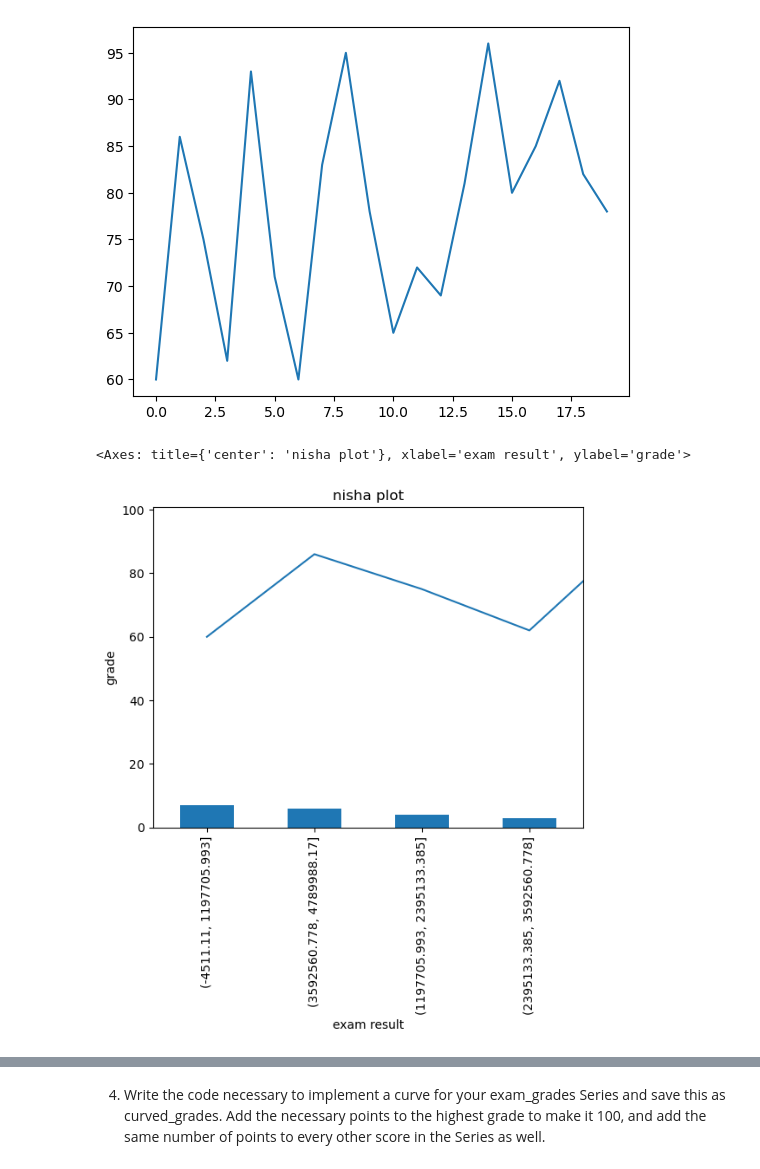
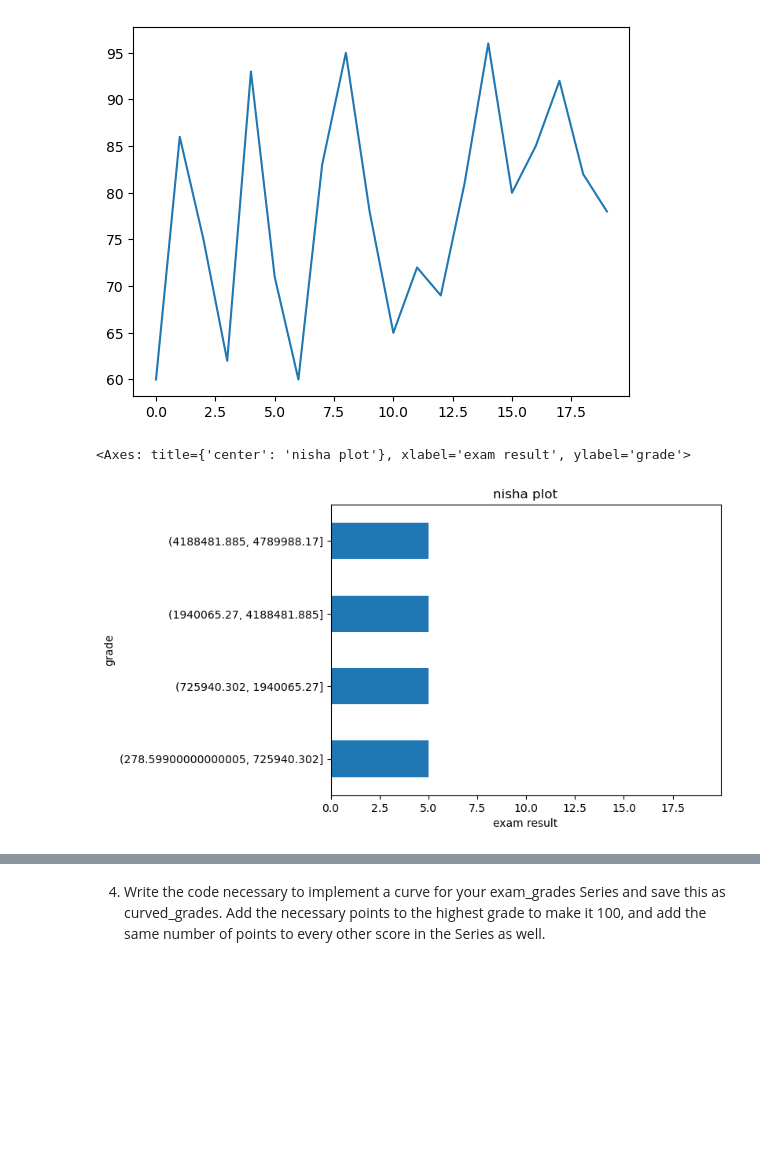
Before and after one commit to NISHAKUNWAR053/numpy-pandas-visualization-exercises, a Jupyter notebook: pandas.series.py.ipynb, the cells around one changed output, grey strips where cells are left out. Saved outputs shown, nothing was run; the diff lists cells and outputs as text; code cells hidden in the pictures; blank space fills up the shorter version.

```diff
--- a/pandas.series.py.ipynb
+++ b/pandas.series.py.ipynb
@@ -534,6 +544,6 @@ range_values
 # %% [markdown]
 7. Bin the data into 4 equally sized intervals or bins and output how many values fall into each bin.
 # %%
-bins = pd.qcut(numbers, 4)
+bins = pd.cut(numbers, 4)
 bins
 # %% [output]
@@ -613,7 +635,7 @@ result.plot()
 # %%
 result.plot()
 result_counts = bins.value_counts()
-result_counts.plot(kind = 'bar', title = 'nisha plot', xlabel = 'exam result', ylabel = 'grade')
+result_counts.plot(kind = 'barh', title = 'nisha plot', xlabel = 'exam result', ylabel = 'grade')
 # %% [output]
 <Axes: title={'center': 'nisha plot'}, xlabel='exam result', ylabel='grade'>
-[figure, old version]
+[figure, new version]
```
Also changed, not shown: parts of 19 cells of this notebook.
